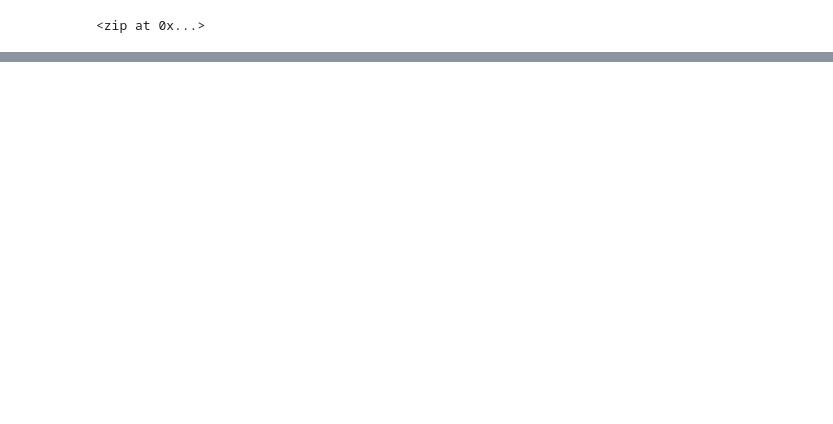
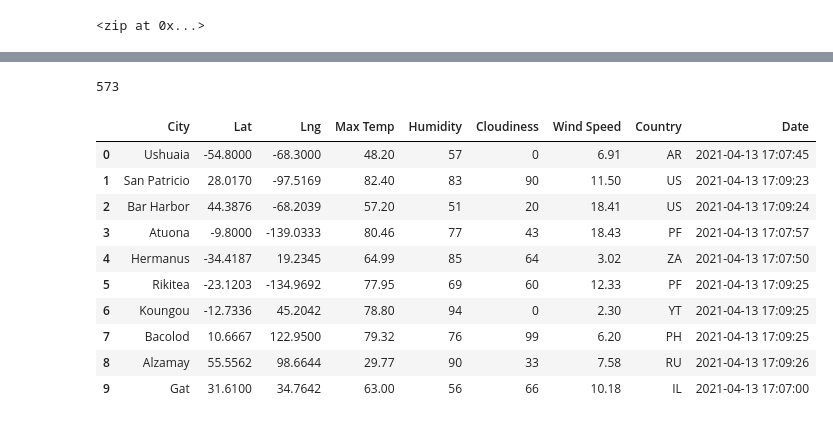
Before and after one commit to cmhume/World_Weather_Analysis, a Jupyter notebook: WeatherPy.ipynb, the cells around one changed output, grey strips where cells are left out. Drawn from its saved outputs; the diff is of its cells as text; code cells hidden in the pictures; blank space fills up the shorter version.

```diff
--- a/WeatherPy.ipynb
+++ b/WeatherPy.ipynb
@@ -55,0 +289,20 @@ len(cities)
+# %%
+len(city_data)
+# %% [output]
+573
+# %%
+# Convert the array of dictionaries to a Pandas DataFrame.
+city_data_df = pd.DataFrame(city_data)
+city_data_df.head(10)
+# %% [output]
+|  | City | Lat | Lng | Max Temp | Humidity | Cloudiness | Wind Speed | Country | Date |
+| 0 | Ushuaia | -54.8000 | -68.3000 | 48.20 | 57 | 0 | 6.91 | AR | 2021-04-13 17:07:45 |
+| 1 | San Patricio | 28.0170 | -97.5169 | 82.40 | 83 | 90 | 11.50 | US | 2021-04-13 17:09:23 |
+| 2 | Bar Harbor | 44.3876 | -68.2039 | 57.20 | 51 | 20 | 18.41 | US | 2021-04-13 17:09:24 |
+| 3 | Atuona | -9.8000 | -139.0333 | 80.46 | 77 | 43 | 18.43 | PF | 2021-04-13 17:07:57 |
+| 4 | Hermanus | -34.4187 | 19.2345 | 64.99 | 85 | 64 | 3.02 | ZA | 2021-04-13 17:07:50 |
+| 5 | Rikitea | -23.1203 | -134.9692 | 77.95 | 69 | 60 | 12.33 | PF | 2021-04-13 17:09:25 |
+| 6 | Koungou | -12.7336 | 45.2042 | 78.80 | 94 | 0 | 2.30 | YT | 2021-04-13 17:09:25 |
+| 7 | Bacolod | 10.6667 | 122.9500 | 79.32 | 76 | 99 | 6.20 | PH | 2021-04-13 17:09:25 |
+| 8 | Alzamay | 55.5562 | 98.6644 | 29.77 | 90 | 33 | 7.58 | RU | 2021-04-13 17:09:26 |
+| 9 | Gat | 31.6100 | 34.7642 | 63.00 | 56 | 66 | 10.18 | IL | 2021-04-13 17:07:00 |
```
Also changed, not shown: parts of 25 cells of this notebook, 1 other file.
